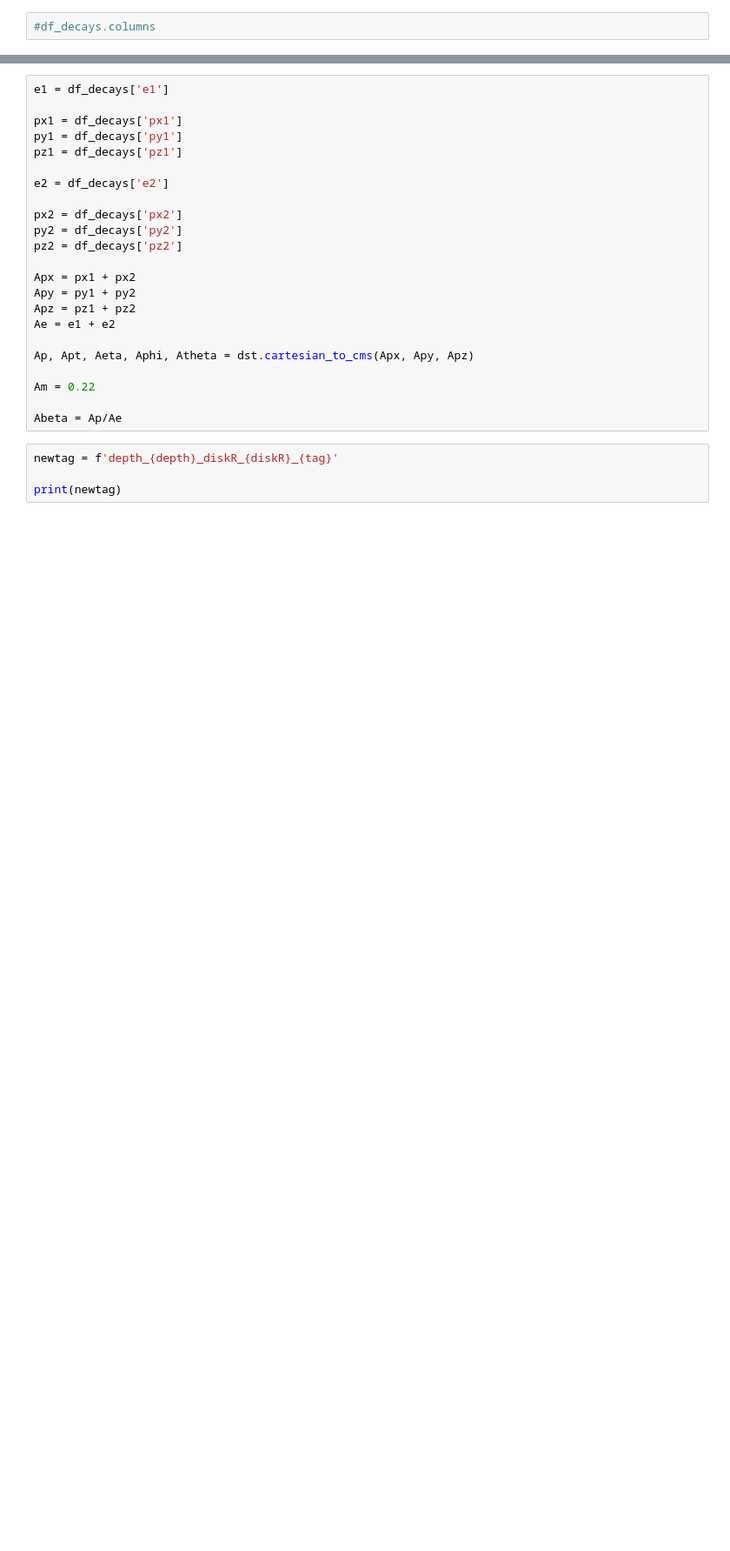
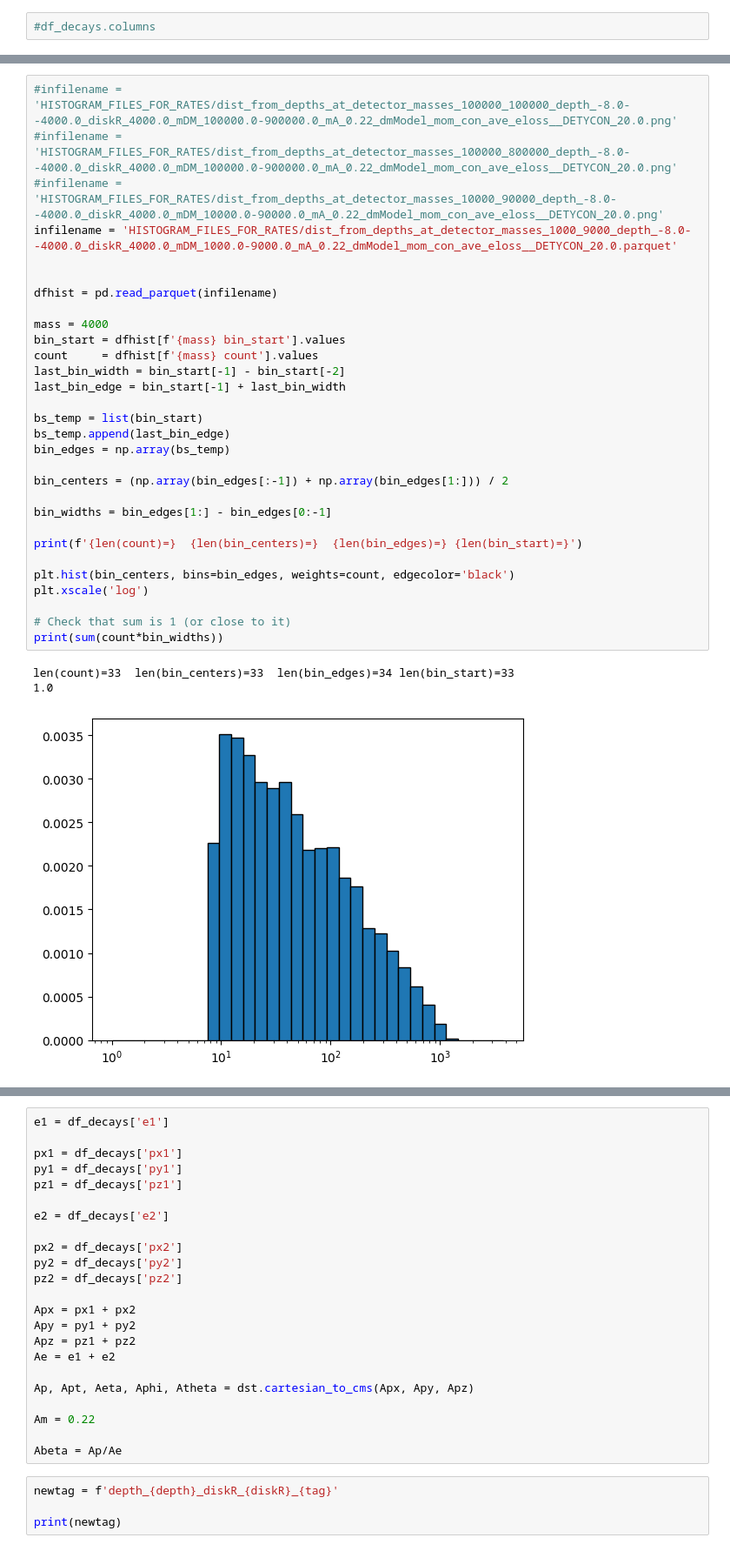
Before and after one commit to mattbellis/EarthShine, a Jupyter notebook: background_and_signal_acceptance_studies/PROTOTYPING_signal_kinematics_diagnostics_Matt.ipynb, the cells around one changed output, grey strips where cells are left out. Shown at 87% size. Saved outputs shown, nothing was run; the diff lists cells and outputs as text; blank space fills up the shorter version.

```diff
--- a/background_and_signal_acceptance_studies/PROTOTYPING_signal_kinematics_diagnostics_Matt.ipynb
+++ b/background_and_signal_acceptance_studies/PROTOTYPING_signal_kinematics_diagnostics_Matt.ipynb
@@ -241,0 +304,34 @@ print(len(df_decays))
+# %%
+#infilename = 'HISTOGRAM_FILES_FOR_RATES/dist_from_depths_at_detector_masses_100000_100000_depth_-8.0--4000.0_diskR_4000.0_mDM_100000.0-900000.0_mA_0.22_dmModel_mom_con_ave_eloss__DETYCON_20.0.png'
+#infilename = 'HISTOGRAM_FILES_FOR_RATES/dist_from_depths_at_detector_masses_100000_800000_depth_-8.0--4000.0_diskR_4000.0_mDM_100000.0-900000.0_mA_0.22_dmModel_mom_con_ave_eloss__DETYCON_20.0.png'
+#infilename = 'HISTOGRAM_FILES_FOR_RATES/dist_from_depths_at_detector_masses_10000_90000_depth_-8.0--4000.0_diskR_4000.0_mDM_10000.0-90000.0_mA_0.22_dmModel_mom_con_ave_eloss__DETYCON_20.0.png'
+infilename = 'HISTOGRAM_FILES_FOR_RATES/dist_from_depths_at_detector_masses_1000_9000_depth_-8.0--4000.0_diskR_4000.0_mDM_1000.0-9000.0_mA_0.22_dmModel_mom_con_ave_eloss__DETYCON_20.0.parquet'
+
+
+dfhist = pd.read_parquet(infilename)
+
+mass = 4000
+bin_start = dfhist[f'{mass} bin_start'].values
+count     = dfhist[f'{mass} count'].values
+last_bin_width = bin_start[-1] - bin_start[-2]
+last_bin_edge = bin_start[-1] + last_bin_width
+
+bs_temp = list(bin_start)
+bs_temp.append(last_bin_edge)
+bin_edges = np.array(bs_temp)
+
+bin_centers = (np.array(bin_edges[:-1]) + np.array(bin_edges[1:])) / 2
+
+bin_widths = bin_edges[1:] - bin_edges[0:-1]
+
+print(f'{len(count)=}  {len(bin_centers)=}  {len(bin_edges)=} {len(bin_start)=}')
+
+plt.hist(bin_centers, bins=bin_edges, weights=count, edgecolor='black')
+plt.xscale('log')
+
+# Check that sum is 1 (or close to it)
+print(sum(count*bin_widths))
+# %% [output]
+len(count)=33  len(bin_centers)=33  len(bin_edges)=34 len(bin_start)=33
+1.0
+[figure, added]
```
Also changed, not shown: parts of 32 cells of this notebook, 1 other file.
